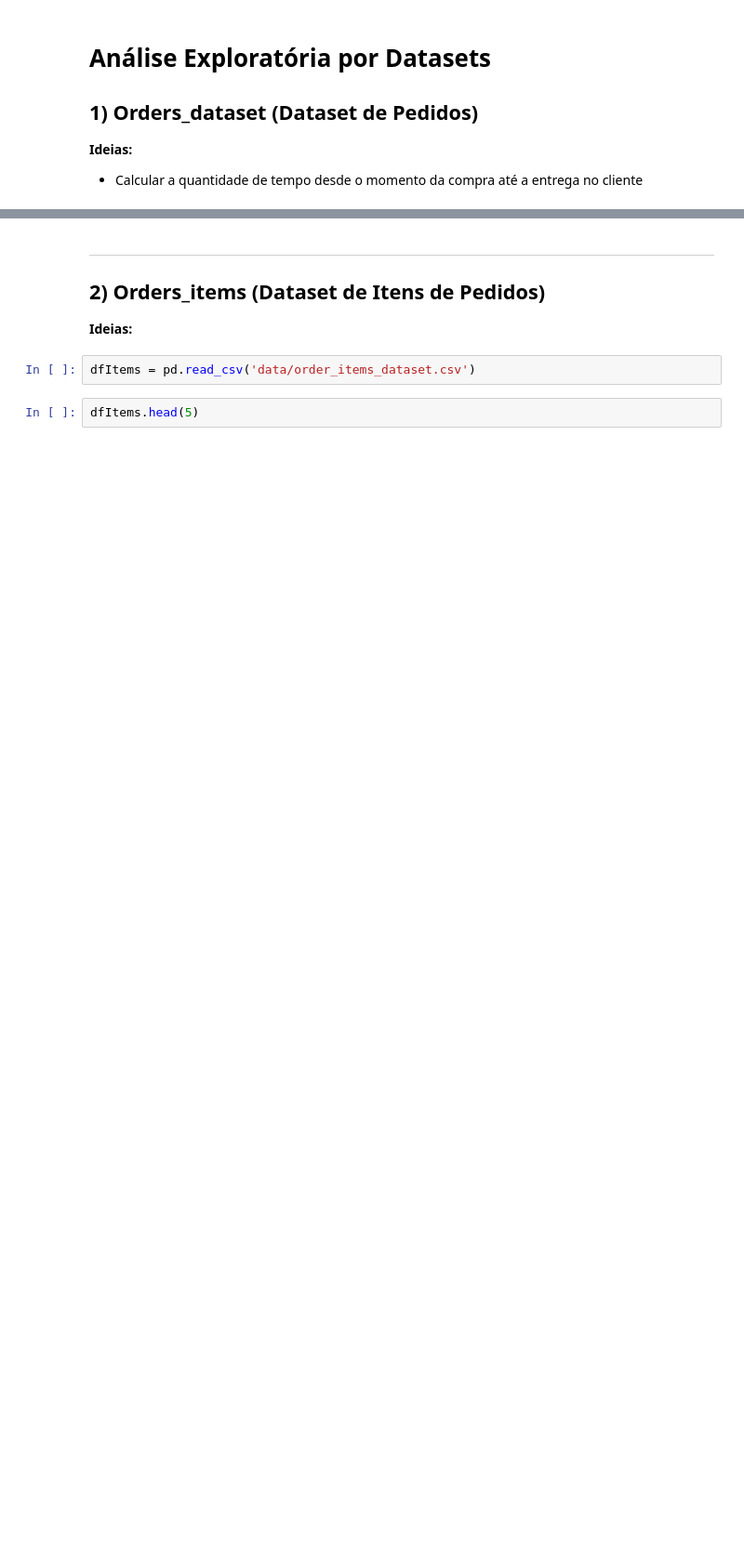
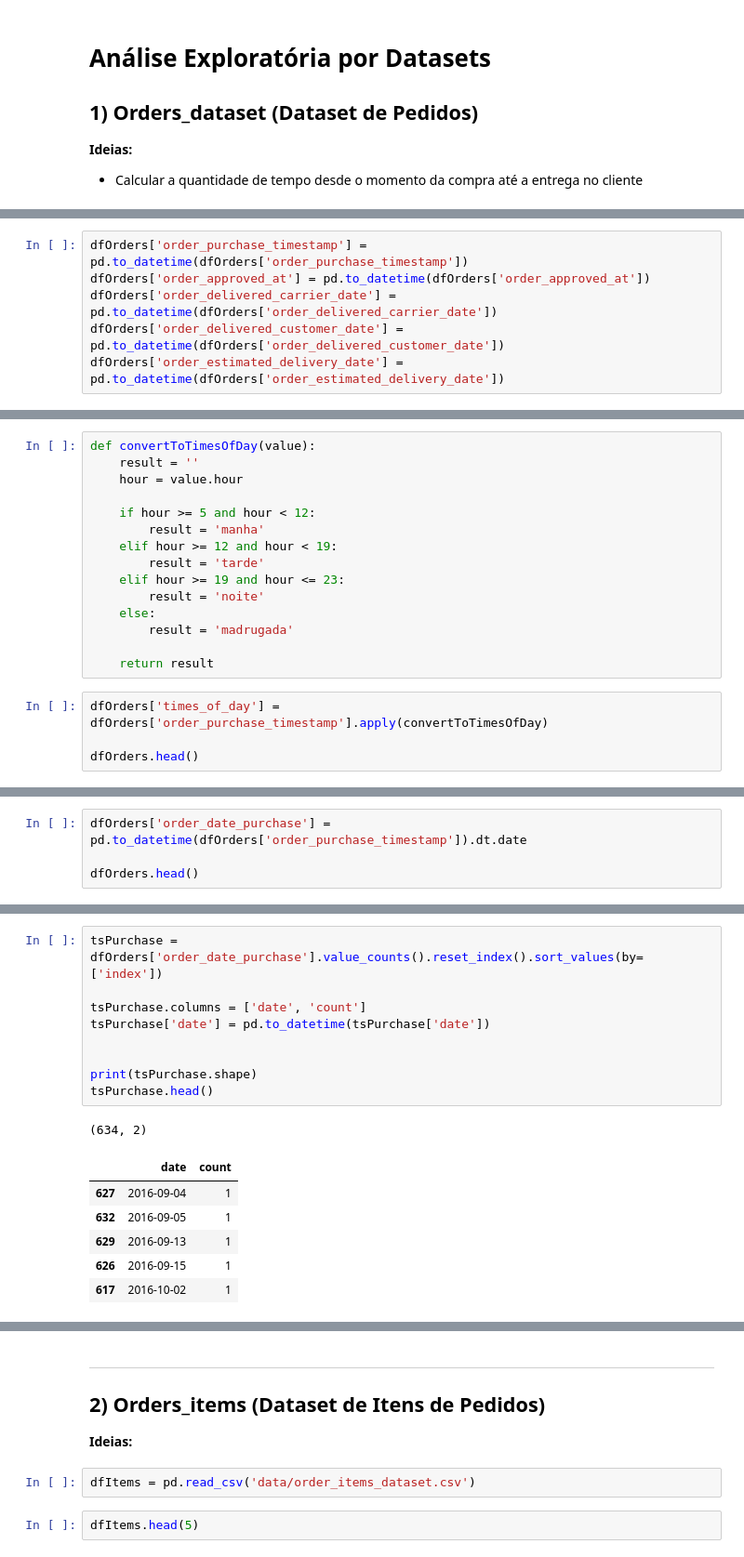
Before and after one commit to Krupique/challenges-kaggle, a Jupyter notebook: challenges/16_BrazilianEcommerceAnalytics/01_analise_exploratoria.ipynb, the cells around one changed output, grey strips where cells are left out. Shown at 93% size. Saved outputs shown, nothing was run; the diff lists cells and outputs as text; blank space fills up the shorter version.

```diff
--- a/challenges/16_BrazilianEcommerceAnalytics/01_analise_exploratoria.ipynb
+++ b/challenges/16_BrazilianEcommerceAnalytics/01_analise_exploratoria.ipynb
@@ -105,0 +156,6 @@ dfOrders.shape
+# %%
+dfOrders['order_purchase_timestamp'] = pd.to_datetime(dfOrders['order_purchase_timestamp'])
+dfOrders['order_approved_at'] = pd.to_datetime(dfOrders['order_approved_at'])
+dfOrders['order_delivered_carrier_date'] = pd.to_datetime(dfOrders['order_delivered_carrier_date'])
+dfOrders['order_delivered_customer_date'] = pd.to_datetime(dfOrders['order_delivered_customer_date'])
+dfOrders['order_estimated_delivery_date'] = pd.to_datetime(dfOrders['order_estimated_delivery_date'])
@@ -105,0 +178,19 @@ dfOrders.shape
+# %%
+def convertToTimesOfDay(value):
+    result = ''
+    hour = value.hour
+
+    if hour >= 5 and hour < 12:
+        result = 'manha'
+    elif hour >= 12 and hour < 19:
+        result = 'tarde'
+    elif hour >= 19 and hour <= 23:
+        result = 'noite'
+    else:
+        result = 'madrugada'
+
+    return result
+# %%
+dfOrders['times_of_day'] = dfOrders['order_purchase_timestamp'].apply(convertToTimesOfDay)
+
+dfOrders.head()
@@ -105,0 +212,4 @@ dfOrders.shape
+# %%
+dfOrders['order_date_purchase'] = pd.to_datetime(dfOrders['order_purchase_timestamp']).dt.date
+
+dfOrders.head()
@@ -105,0 +227,17 @@ dfOrders.shape
+# %%
+tsPurchase = dfOrders['order_date_purchase'].value_counts().reset_index().sort_values(by=['index'])
+
+tsPurchase.columns = ['date', 'count']
+tsPurchase['date'] = pd.to_datetime(tsPurchase['date'])
+
+
+print(tsPurchase.shape)
+tsPurchase.head()
+# %% [output]
+(634, 2)
+|  | date | count |
+| 627 | 2016-09-04 | 1 |
+| 632 | 2016-09-05 | 1 |
+| 629 | 2016-09-13 | 1 |
+| 626 | 2016-09-15 | 1 |
+| 617 | 2016-10-02 | 1 |
```
Also changed, not shown: parts of 33 cells of this notebook, 1 other file.
